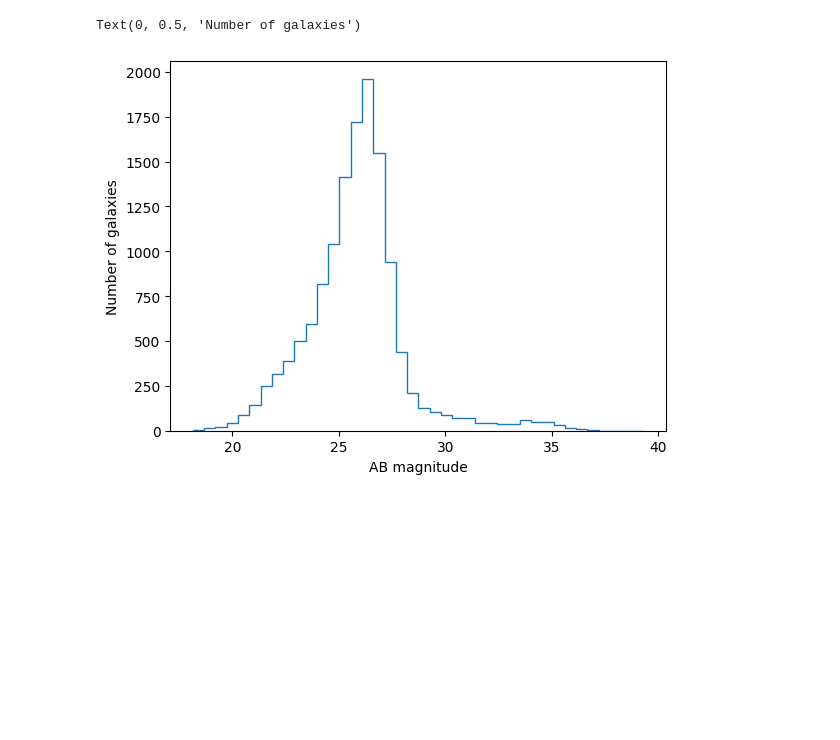
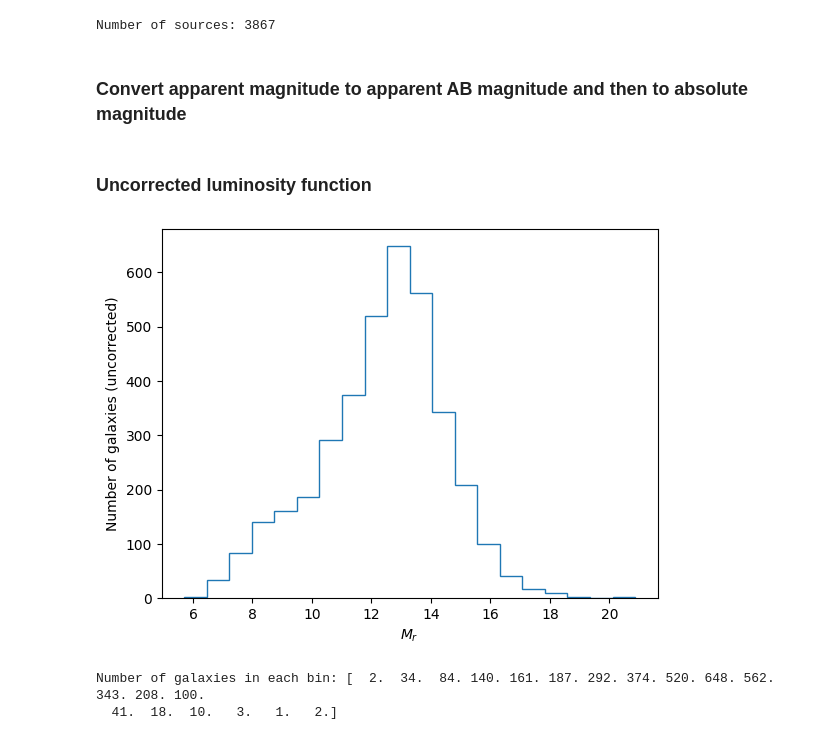
Before and after one commit to daniel-lyon/MPhil-Code, a Jupyter notebook: LUMFUNCS/testing.ipynb, the cells around one changed output. Saved outputs shown, nothing was run; the diff lists cells and outputs as text; code cells hidden in the pictures; blank space fills up the shorter version.

```diff
--- a/LUMFUNCS/testing.ipynb
+++ b/LUMFUNCS/testing.ipynb
@@ -33,8 +5,43 @@ Name: FK, Length: 13299, dtype: float64
+# %%
+import numpy as np
+import pandas as pd
+from matplotlib import pyplot as plt
+from astropy.cosmology import FlatLambdaCDM
+
+zmin = 0.1
+zmax = 0.9
+survey_area = 0.11 # square degrees zfourge
+cosmo = FlatLambdaCDM(H0=70, Om0=0.3)
+mlim = 27 # CDFS apparent magnitude limit
+
+# Read in CDFS main data
+data = pd.read_csv('../DATA/ZFOURGE/CDFS/CDFS_MAIN.csv')
+df = pd.DataFrame(data)
+df = df[df['Use'] == 1]
+df = df[df['zpk'] >= zmin]
+df = df[df['zpk'] <= zmax]
+# df = df[df['FKs'] <= mlim]
+print(f'Number of sources: {len(df)}')
+
+z = df['zpk'] # redshift
+m_app = df['FKs'] # apparent magnitude
+# %% [output]
+Number of sources: 3867
+# %% [markdown]
+### Convert apparent magnitude to apparent AB magnitude and then to absolute magnitude
+# %%
+dists = cosmo.comoving_distance(z).value # Mpc
+m_ab = 25 - 2.5*np.log10(m_app) # AB magnitude
+M_abs = m_ab - 5 * np.log10(dists / 10) # absolute magnitude
+# %% [markdown]
+### Uncorrected luminosity function
 # %%
-out = plt.hist(rab, bins=40, histtype='step')
-# plt.yscale('log')
-plt.xlabel('AB magnitude')
-plt.ylabel('Number of galaxies')
+counts, bin_edges, _ = plt.hist(M_abs, bins=20, histtype='step')
+plt.xlabel('$M_r$')
+plt.ylabel('Number of galaxies (uncorrected)')
+plt.show()
+print('Number of galaxies in each bin:', counts)
 # %% [output]
+[figure, new version]
-Text(0, 0.5, 'Number of galaxies')
+Number of galaxies in each bin: [  2.  34.  84. 140. 161. 187. 292. 374. 520. 648. 562. 343. 208. 100.
+  41.  18.  10.   3.   1.   2.]
-[figure, old version]
```
Also changed, not shown: parts of 12 cells of this notebook, 4 other files.
